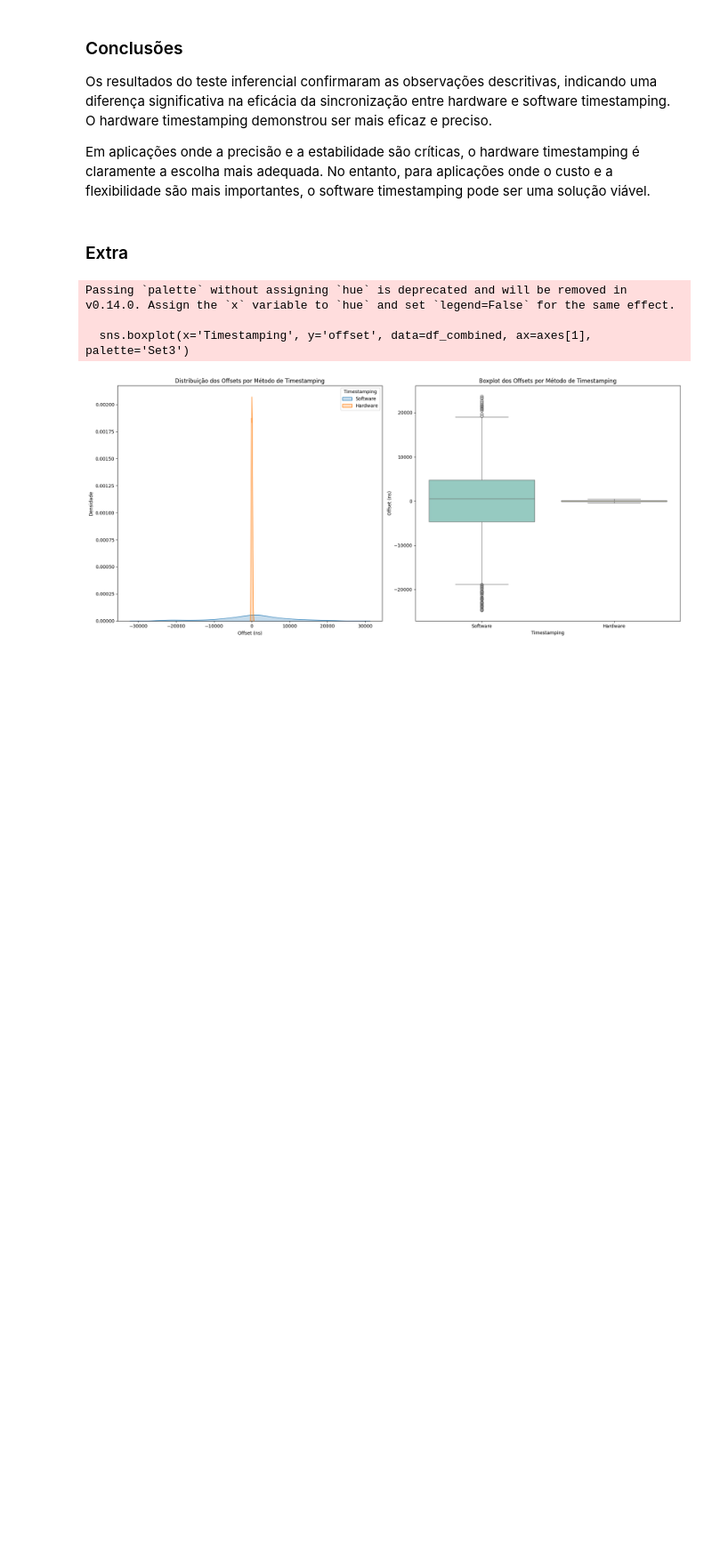
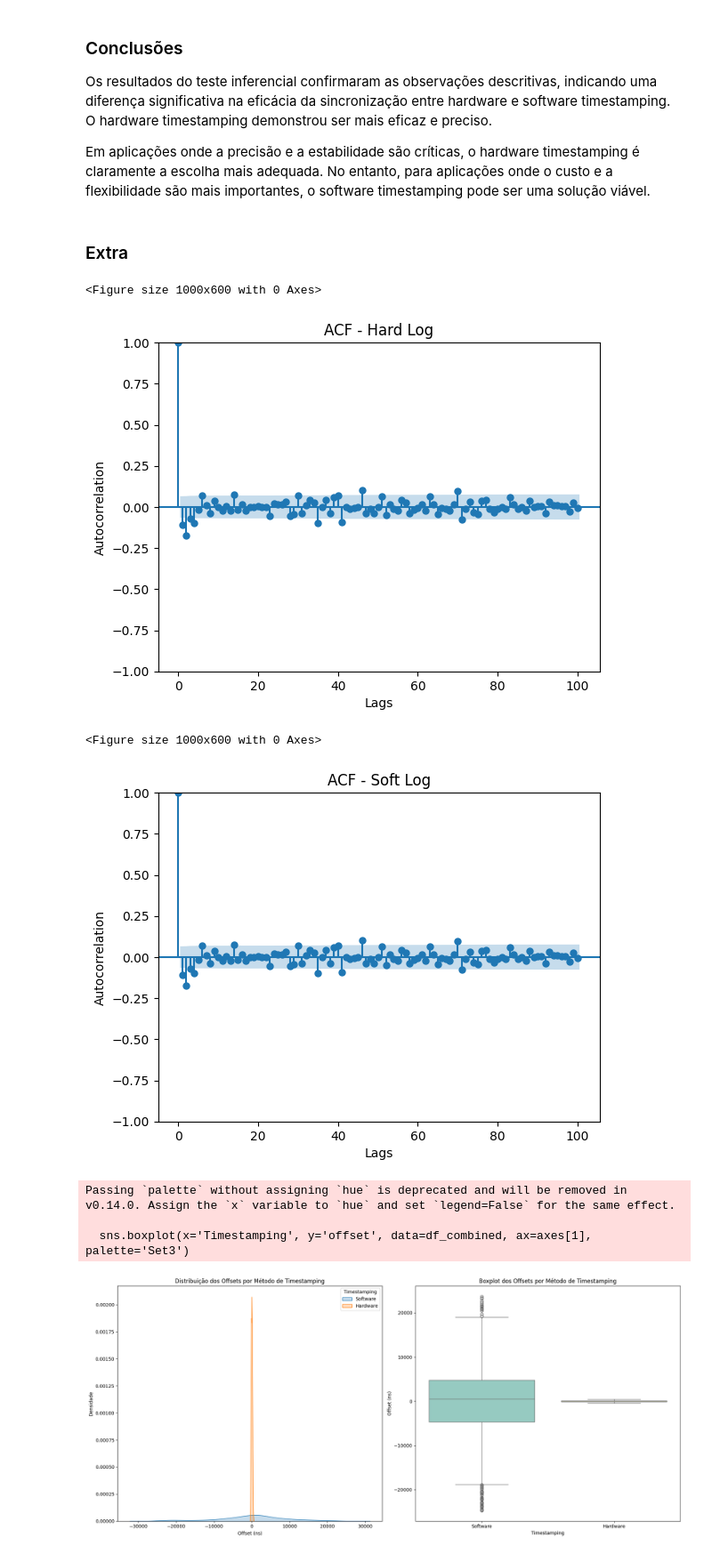
Before and after one commit to jvictorferreira3301/LPTP_Analyzer, a Jupyter notebook: LPTP_Analyzer.ipynb, the cells around one changed output. Shown: that part at 89% size. Drawn from its saved outputs; the diff is of its cells as text; code cells hidden in the pictures; blank space fills up the shorter version.

```diff
--- a/LPTP_Analyzer.ipynb
+++ b/LPTP_Analyzer.ipynb
@@ -205,11 +205,6 @@ dataframes1['logs/Soft.txt'] = df_s_log
 Abaixo obtemos os datasets ja filtrados.
 # %%
 ### Dados do sincronismo usando software timestamping filtarados e subamostrados
-df_s_log = dataframes1['logs/Soft.txt'].drop(columns=['frequency'])
-df_s_log = df_s_log.rename(columns={
-    'elapsed_time': 'Tempo Decorrido',
-    'offset': 'Desvio',
-    'seconds': 'Segundos'
-})
+df_s_log = dataframes1['logs/Soft.txt'].drop(columns=['frequency','seconds'])
 df_s_log.describe().round(2)
 # %% [output]
@@ -225,5 +220,5 @@ df_s_log.describe().round(2)
 # %%
 ### Dados do sincronismo usando hardware timestamping filtarados e subamostrados
-
-df_h_log.describe()
+df_h_log = dataframes1['logs/Hard.txt'].drop(columns=['frequency','seconds'])
+df_h_log.describe().round(2)
 # %% [output]
@@ -331,8 +320,13 @@ Em aplicações onde a precisão e a estabilidade são críticas, o hardware tim
 # %% [markdown]
 ### Extra
 # %%
-#plot_acf_log(df_h_log, 'offset', 'ACF - Hard Log', lags=100)
-#plot_acf_log(df_s_log, 'offset', 'ACF - Soft Log', lags=100)
+plot_acf_log(df_h_log, 'offset', 'ACF - Hard Log', lags=100)
+plot_acf_log(df_s_log, 'offset', 'ACF - Soft Log', lags=100)
+# %% [output]
+<Figure size 1000x600 with 0 Axes>
+[figure, added]
+<Figure size 1000x600 with 0 Axes>
+[figure, added]
 # %%
 df_s_log['Timestamping'] = 'Software'
 df_h_log['Timestamping'] = 'Hardware'
```
Also changed, not shown: parts of 4 cells of this notebook.
